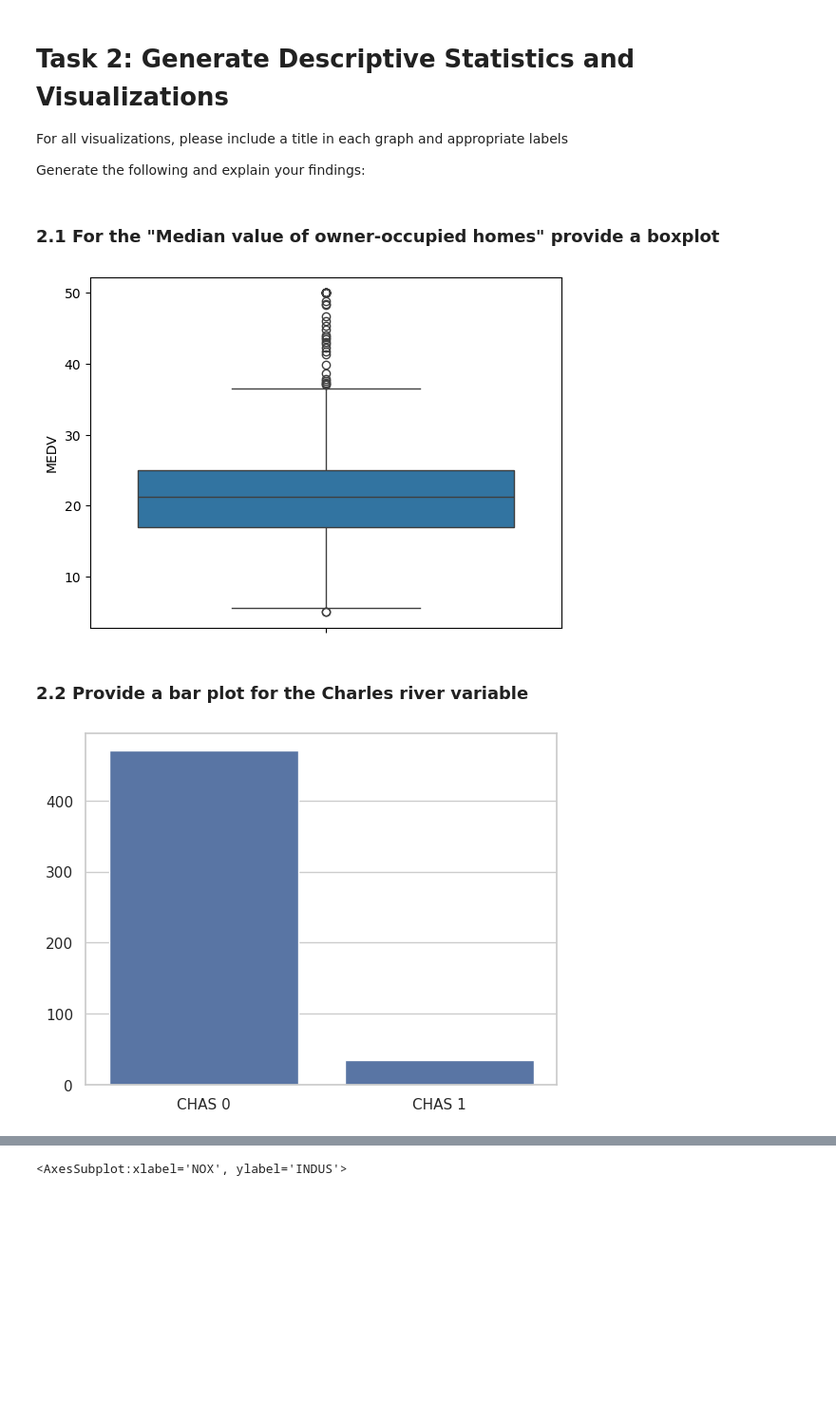
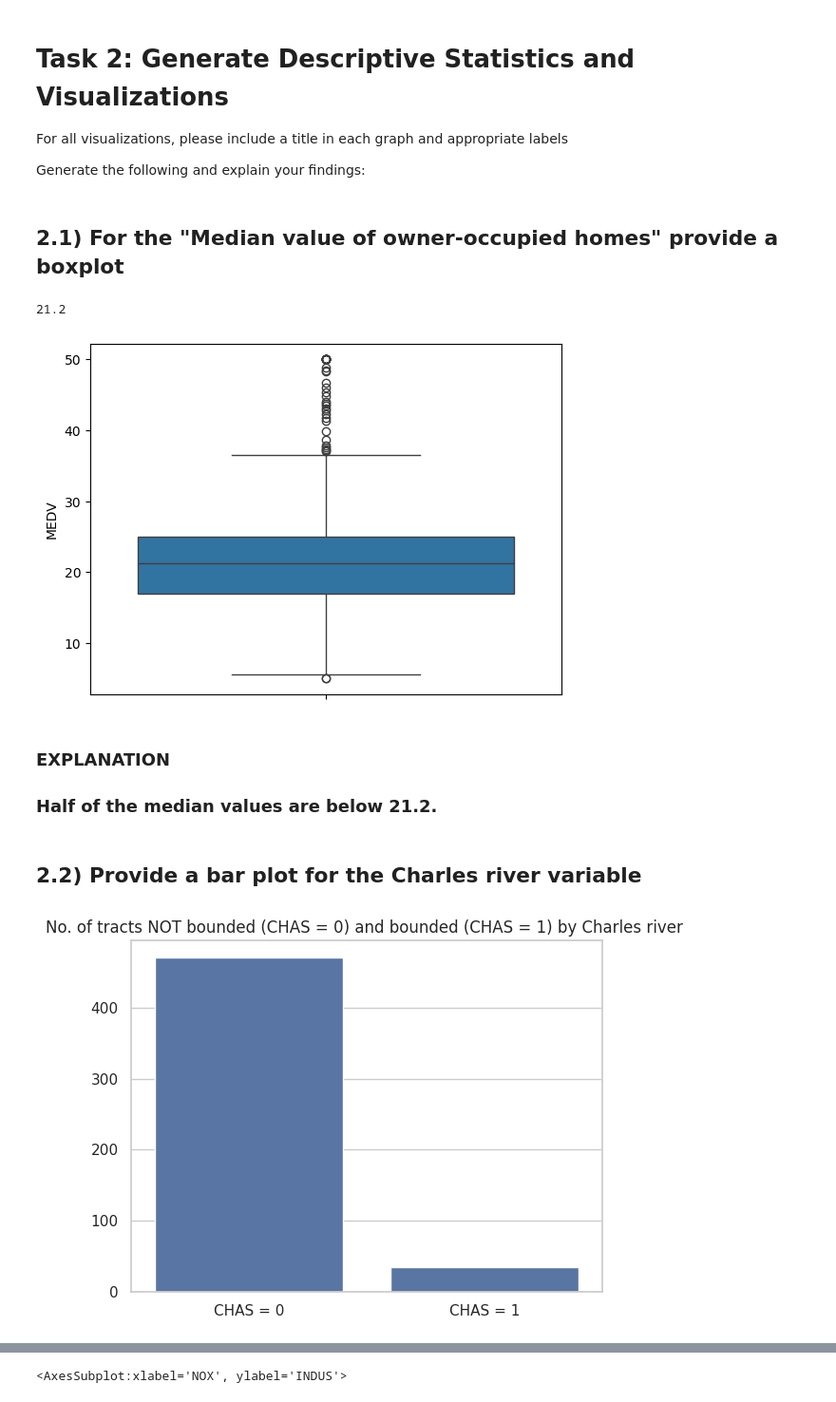
Before and after one commit to jmpasia-ghub/Data-Science-Analyst-Certificate, a Jupyter notebook: Optional_Peer_Graded_Assignment.jupyterlite.ipynb, the cells around one changed output, grey strips where cells are left out. Shown at 95% size. Cells and saved outputs as stored; diff of their text form; code cells hidden in the pictures; blank space fills up the shorter version.

```diff
--- a/Optional_Peer_Graded_Assignment.jupyterlite.ipynb
+++ b/Optional_Peer_Graded_Assignment.jupyterlite.ipynb
@@ -75,23 +83,27 @@ For all visualizations, please include a title in each graph and appropriate lab
 
 Generate the following and explain your findings:
 # %% [markdown]
-### 2.1 For the "Median value of owner-occupied homes" provide a boxplot
+## 2.1) For the "Median value of owner-occupied homes" provide a boxplot
 # %%
-ax = sns.boxplot(y='MEDV', data=boston_df)
-pyplot.show()
+bx = sns.boxplot(y='MEDV', data=boston_df)
+print(boston_df['MEDV'].median())
 # %% [output]
+21.2
 [figure]
+# %% [markdown]
+### EXPLANATION
+### Half of the median values are below 21.2.
 # %% [markdown]
-### 2.2 Provide a  bar plot for the Charles river variable
+## 2.2) Provide a  bar plot for the Charles river variable
 # %%
 sns.set(style="whitegrid")
 # count the occurrences
 charles_rv_1 = boston_df[boston_df['CHAS'] == 1]['CHAS'].count()
 charles_rv_0 = boston_df[boston_df['CHAS'] == 0]['CHAS'].count()
 
 # initialize data of occurrences
-data = {'CHAS 0': charles_rv_0,
-        'CHAS 1': charles_rv_1}
-ax = sns.barplot(data)
+data = {'CHAS = 0': charles_rv_0,
+        'CHAS = 1': charles_rv_1}
+ax = sns.barplot(data).set_title("No. of tracts NOT bounded (CHAS = 0) and bounded (CHAS = 1) by Charles river ")
 # %% [output]
-[figure, old version]
+[figure, new version]
```
Also changed, not shown: parts of 21 cells of this notebook.
